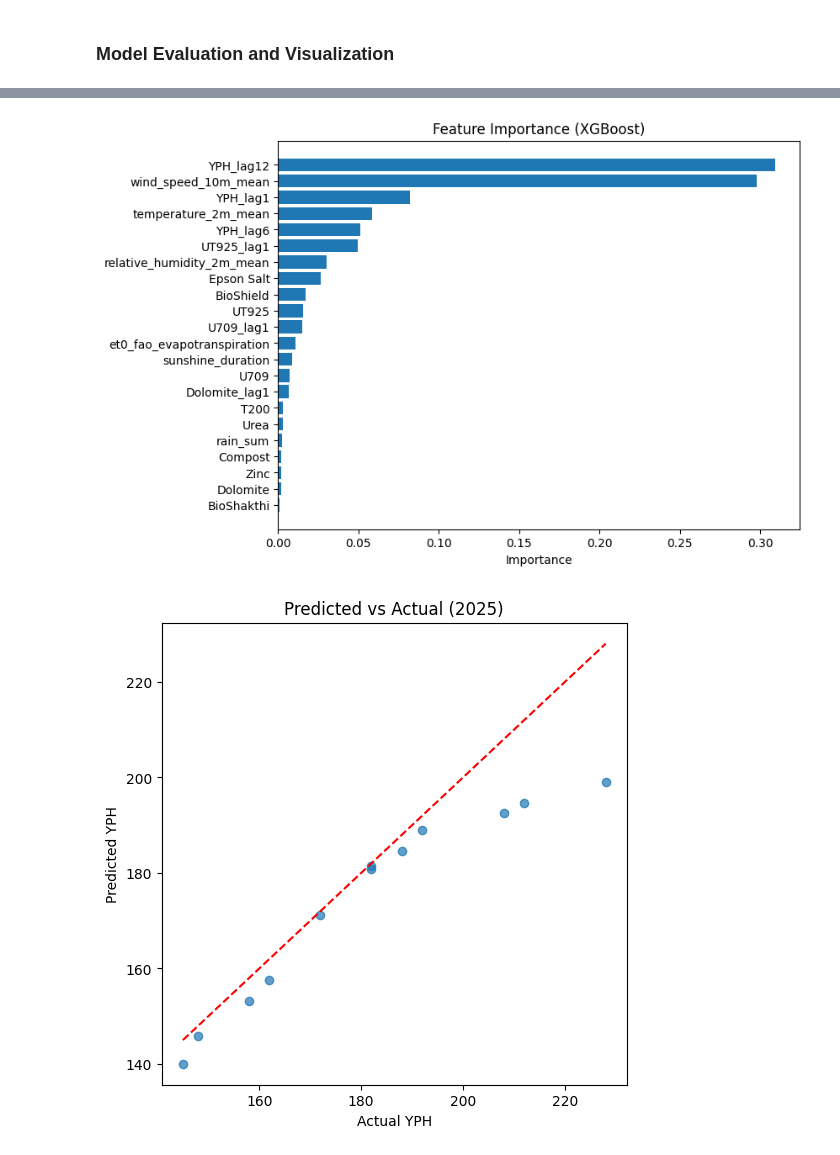
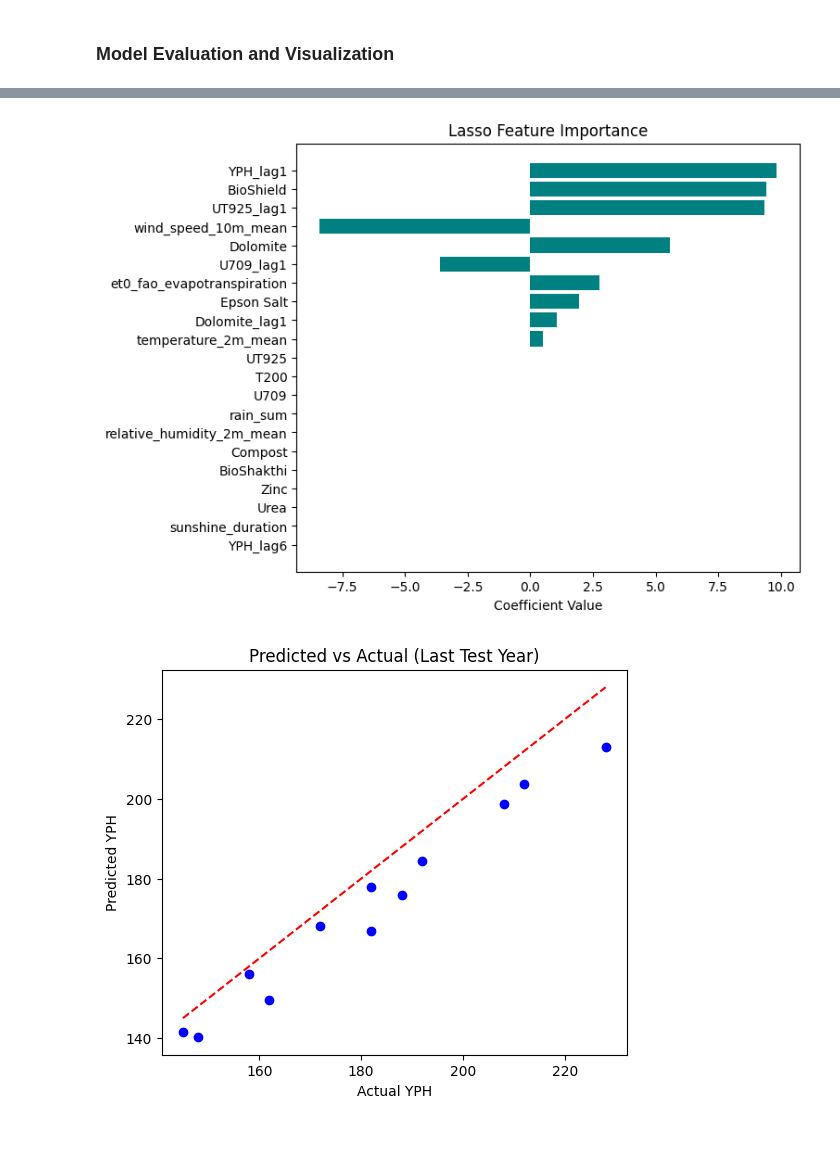
Before and after one commit to Kavishka2401/GPTea, a Jupyter notebook: Machine_Learning_Pipeline/Preprocessing_and_ModelTraining.ipynb, the cells around one changed output, grey strips where cells are left out. Saved outputs shown, nothing was run; the diff lists cells and outputs as text; code cells hidden in the pictures.

Commit message:
Trained and Evaluated LASSO model

```diff
--- a/Machine_Learning_Pipeline/Preprocessing_and_ModelTraining.ipynb
+++ b/Machine_Learning_Pipeline/Preprocessing_and_ModelTraining.ipynb
@@ -297,3 +440,23 @@ WINDOW_SIZE = 3
+# %%
+# Create copy
+df_lasso = df.copy()
+
+# Create lag features for YPH
+for lag in [1, 6]:
+    df_lasso[f'YPH_lag{lag}'] = df_lasso['YPH'].shift(lag).bfill()
+
+# Create lag features for fertilizers (1-month lag)
+for fert in ['UT925', 'U709', 'Dolomite']:
+    df_lasso[f'{fert}_lag1'] = df_lasso[fert].shift(1).fillna(0)
+
+# Target & Features
+target = 'YPH'
+features = [col for col in df_lasso.columns if col not in ['YPH', 'Year']]
+
+# Walk-forward validation settings
+TEST_YEARS = sorted(df_lasso[df_lasso['Year'] >= 2020]['Year'].unique())
+WINDOW_SIZE = 3
+ALPHA = 1.0
 # %% [markdown]
 ### Model Training
 # %%
@@ -365,6 +519,7 @@ Test Year 2025 | Train Years [np.int64(2022), np.int64(2023), np.int64(2024)]
 # %% [markdown]
 ### Model Evaluation and Visualization
 # %%
+# Results DataFrames
 train_metrics_df = pd.DataFrame(train_results)
 test_metrics_df  = pd.DataFrame(test_results)
 
@@ -375,46 +530,43 @@ print("\nTEST METRICS PER YEAR")
 print(test_metrics_df)
 
 print("\nAVERAGE TRAIN METRICS")
-print(train_metrics_df[['rmse','mae','mse','r2']].mean())
+print(train_metrics_df.mean(numeric_only=True))
 
 print("\nAVERAGE TEST METRICS")
-print(test_metrics_df[['rmse','mae','mse','r2']].mean())
+print(test_metrics_df.mean(numeric_only=True))
 
 # Feature Importance
-xgb_model = pipeline.named_steps['xgb']
+lasso_model = pipeline.named_steps['lasso']
+coef_df = pd.DataFrame({
+    'feature': features,
+    'coefficient': lasso_model.coef_
+}).sort_values(by='coefficient', key=abs, ascending=False)
 
-feature_importance = pd.DataFrame({
-    'feature': features,
-    'importance': xgb_model.feature_importances_
-}).sort_values(by='importance', ascending=False)
-
-plt.figure(figsize=(8,6))
-plt.barh(feature_importance['feature'], feature_importance['importance'])
+# Plot feature importance
+plt.figure(figsize=(7,6))
+plt.barh(coef_df['feature'], coef_df['coefficient'], color='teal')
 plt.gca().invert_yaxis()
-plt.xlabel("Importance")
-plt.title("Feature Importance (XGBoost)")
+plt.xlabel("Coefficient Value")
+plt.title("Lasso Feature Importance")
 plt.show()
 
-# Predicted vs Actual Plot
-plt.figure(figsize=(6,6))
-plt.scatter(y_test, y_test_pred, alpha=0.7)
-plt.plot([y_test.min(), y_test.max()],
-         [y_test.min(), y_test.max()],
-         'r--')
+# Predicted vs Actual
+plt.figure(figsize=(6,5))
+plt.scatter(y_test, y_test_pred, color='blue')
+plt.plot([y_test.min(), y_test.max()], [y_test.min(), y_test.max()], 'r--')
 plt.xlabel("Actual YPH")
 plt.ylabel("Predicted YPH")
-plt.title(f"Predicted vs Actual ({test_year})")
+plt.title("Predicted vs Actual (Last Test Year)")
 plt.show()
 
-# Residuals vs Predicted Plot
+# Residuals vs Predicted
 residuals = y_test - y_test_pred
-
-plt.figure(figsize=(6,6))
-plt.scatter(y_test_pred, residuals, alpha=0.7)
-plt.axhline(0, linestyle='--')
+plt.figure(figsize=(6,5))
+plt.scatter(y_test_pred, residuals, color='purple')
+plt.axhline(0, color='black', linestyle='--')
 plt.xlabel("Predicted YPH")
 plt.ylabel("Residuals")
-plt.title(f"Residuals vs Predicted ({test_year})")
+plt.title("Residuals vs Predicted (Last Test Year)")
 plt.show()
 # %% [output]
 TRAIN METRICS PER YEAR
@@ -436,3 +588,3 @@ r2        0.810716
 dtype: float64
-[figure, old version]
+[figure, new version]
-[figure, old version]
+[figure, new version]
```
Also changed, not shown: parts of 6 cells of this notebook.
